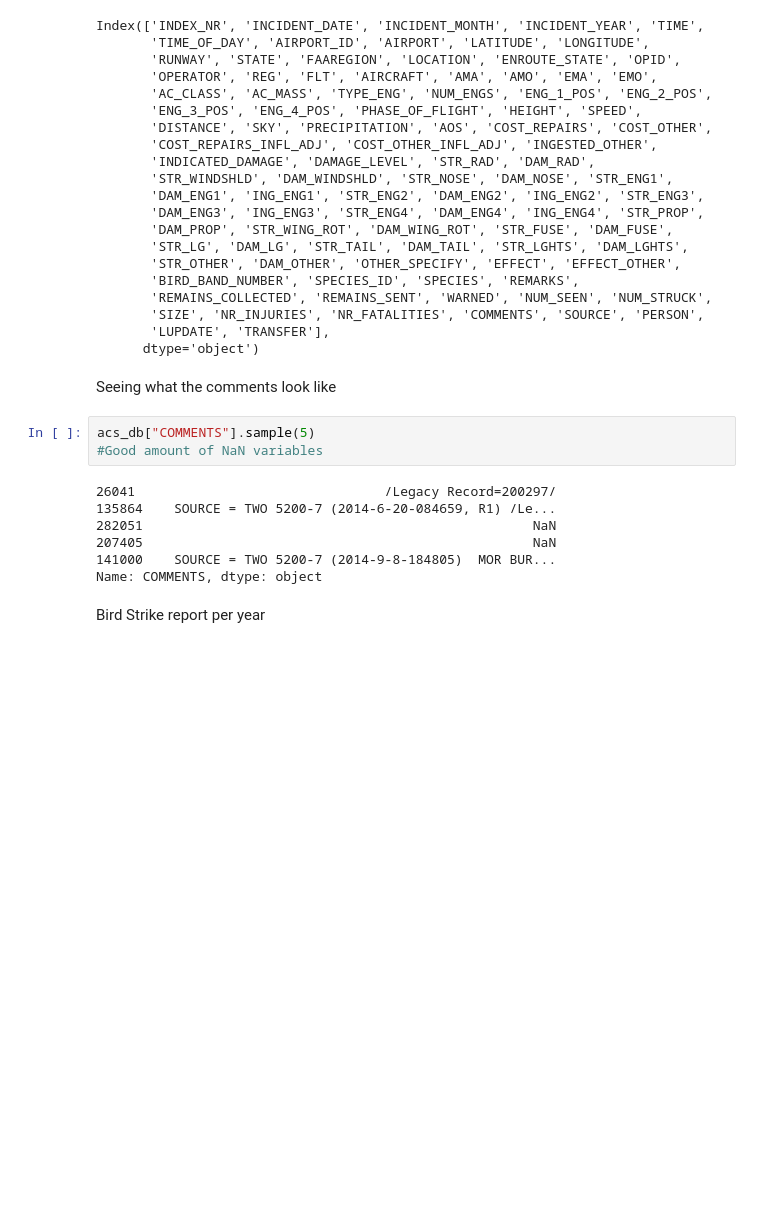
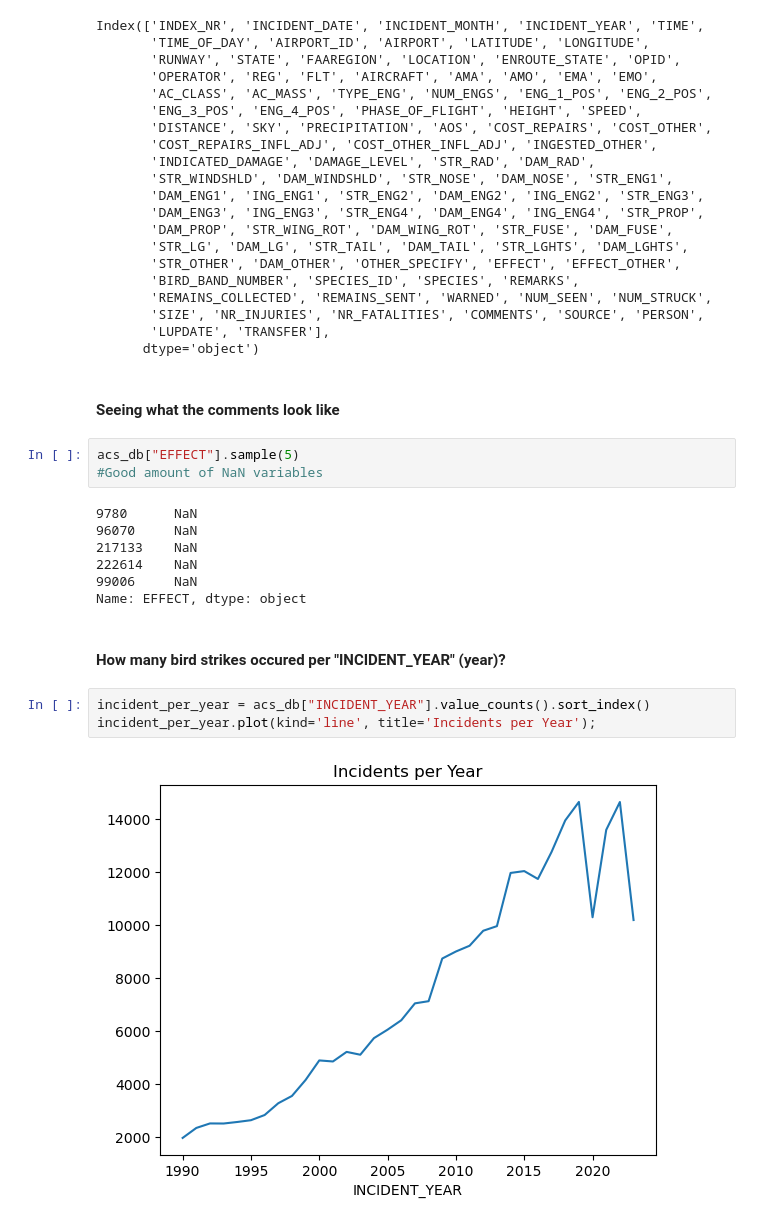
Before and after one commit to Austin-Heard/airplane-wildlife-strikes, a Jupyter notebook: notebooks/explore.ipynb, the cells around one changed output. Drawn from its saved outputs; the diff is of its cells as text; blank space fills up the shorter version.

Commit message:
Adds in graphs

```diff
--- a/notebooks/explore.ipynb
+++ b/notebooks/explore.ipynb
@@ -71,16 +71,21 @@ Index(['INDEX_NR', 'INCIDENT_DATE', 'INCIDENT_MONTH', 'INCIDENT_YEAR', 'TIME',
        'LUPDATE', 'TRANSFER'],
       dtype='object')
 # %% [markdown]
-Seeing what the comments look like
+#### Seeing what the comments look like
 # %%
-acs_db["COMMENTS"].sample(5)
+acs_db["EFFECT"].sample(5)
 #Good amount of NaN variables
 # %% [output]
-26041                                /Legacy Record=200297/
-135864    SOURCE = TWO 5200-7 (2014-6-20-084659, R1) /Le...
-282051                                                  NaN
-207405                                                  NaN
-141000    SOURCE = TWO 5200-7 (2014-9-8-184805)  MOR BUR...
-Name: COMMENTS, dtype: object
+9780      NaN
+96070     NaN
+217133    NaN
+222614    NaN
+99006     NaN
+Name: EFFECT, dtype: object
-# %% [markdown]
-Bird Strike report per year
+# %% [markdown]
+#### How many bird strikes occured per "INCIDENT_YEAR" (year)?
+# %%
+incident_per_year = acs_db["INCIDENT_YEAR"].value_counts().sort_index()
+incident_per_year.plot(kind='line', title='Incidents per Year');
+# %% [output]
+[figure, added]
```
Also changed, not shown: parts of 40 cells of this notebook.
